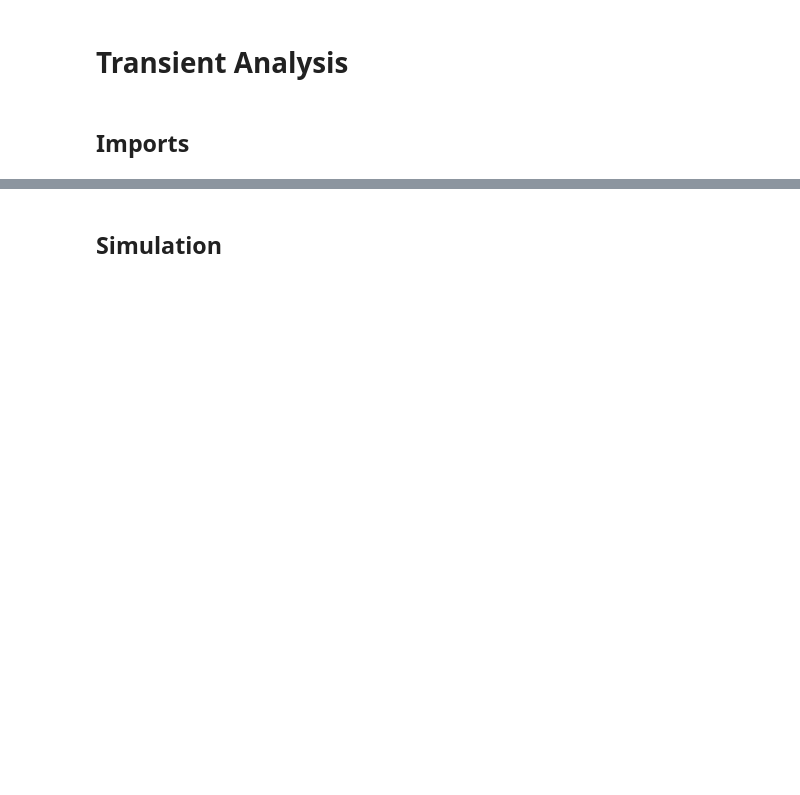
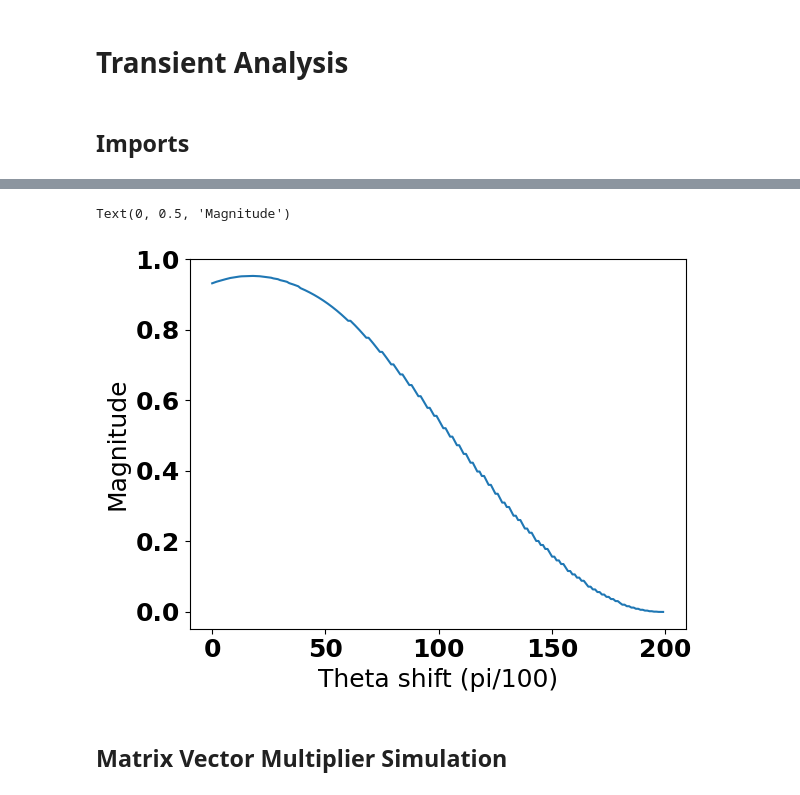
Before and after one commit to johngagnon-vt/photontorch, a Jupyter notebook: frontend.ipynb, the cells around one changed output, grey strips where cells are left out. Cells and saved outputs as stored; diff of their text form; code cells hidden in the pictures; blank space fills up the shorter version.

```diff
--- a/frontend.ipynb
+++ b/frontend.ipynb
@@ -83,2 +138,37 @@ network_reck = pt.ReckNxN(
+# %%
+import sys
+from io import StringIO
+
+
+MZM_sim_outputs = []
+MZM_sim_input_N = 1
+MZM_sim_inputs = torch.zeros(MZM_sim_input_N, names=["s"])#create an N dimentional array
+MZM_sim_inputs[0] = 1 #set the first (and only) input high
+
+for i in range(200):
+    MZM_sim = pt.MVMNxN(
+        N=MZM_sim_input_N, #minimum number of inputs for a Matrix vector multiplier is 1 At which point it is just a modulator
+        mzm_factory=lambda: pt.Mzm(
+                                theta=i*np.pi/100,#the reason for the /100 is that the ansys simulations have 200 quantizations for a 2 pi shift
+                                trainable=True,
+                                normalize = Normalize_MVM,
+                                debug_print=False,
+                                ),
+    ).terminate() #the .terminate says to autoconnect inputs and outputs to sources/detectors, you can chain networks if you dont call this
+    pt.set_environment(env_fd)#environment set at the top, used for plotting IDK why it has to be done in the for loop, but it runs forever if not here
+
+    MZM_sim_magnitude = MZM_sim(MZM_sim_inputs)
+    MZM_sim_magnitude=MZM_sim_magnitude[:,0,:,0]
+    MZM_sim_magnitude = MZM_sim_magnitude.detach().numpy()[0]
+    MZM_sim_outputs += [MZM_sim_magnitude]
+
+
+x_values = range(len(MZM_sim_outputs))
+plt.plot(x_values, MZM_sim_outputs)
+plt.xlabel('Theta shift (pi/100)')
+plt.ylabel('Magnitude')
+# %% [output]
+Text(0, 0.5, 'Magnitude')
+[figure, added]
 # %% [markdown]
-## Simulation
+## Matrix Vector Multiplier Simulation
```
Also changed, not shown: parts of 18 cells of this notebook, 39 other files.
